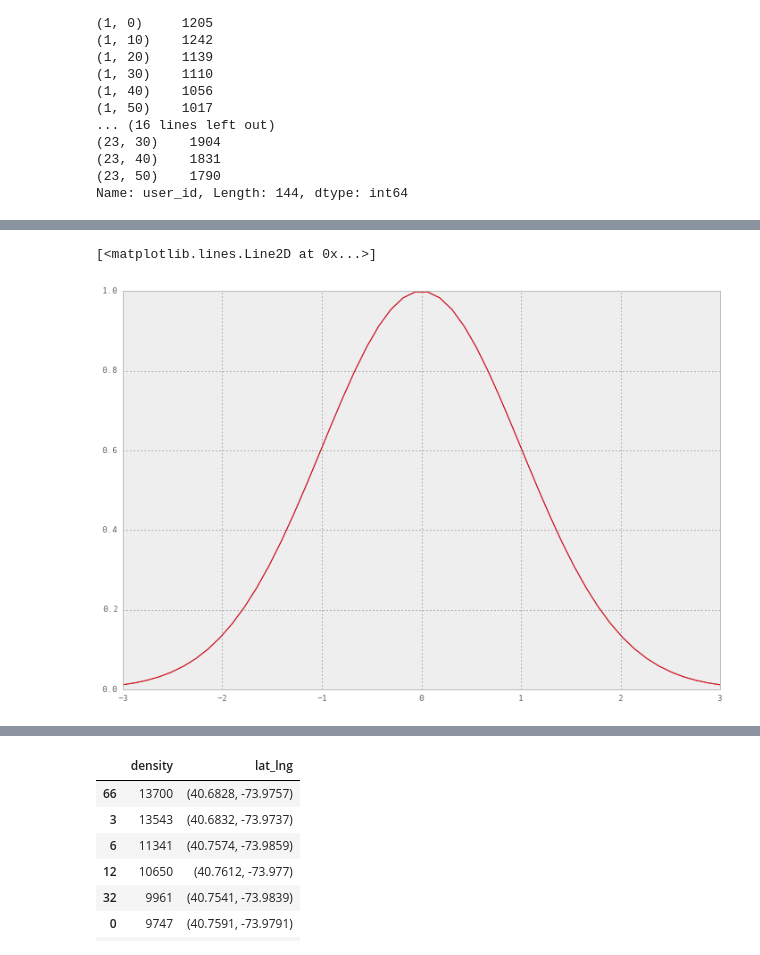
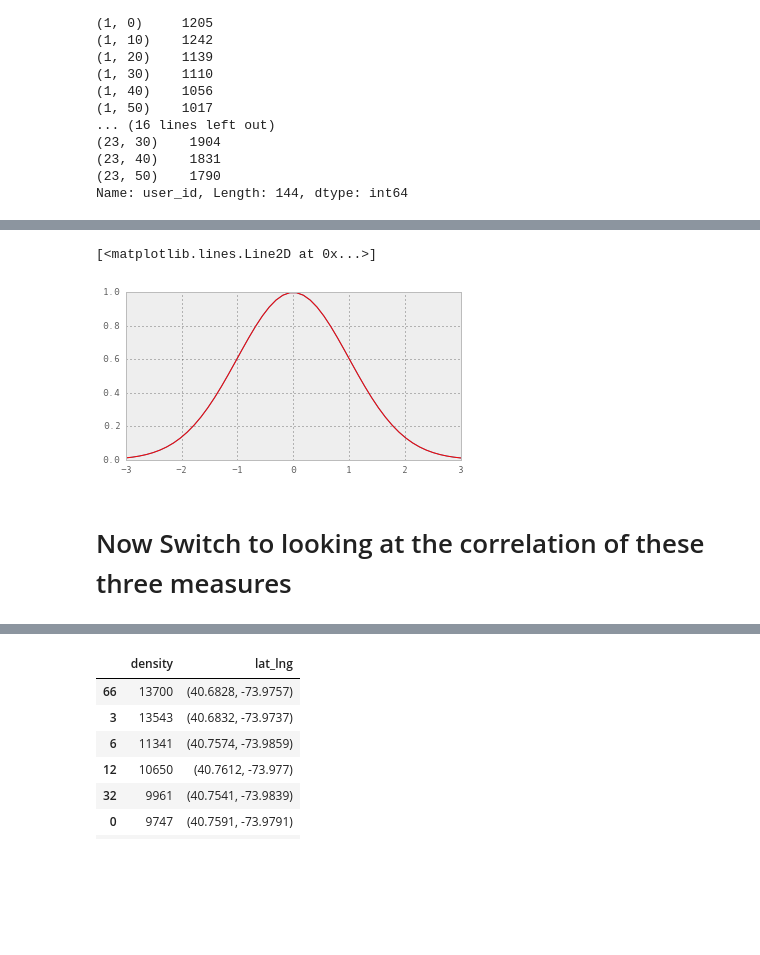
Before and after one commit to helenaxwang/AveNeue, a Jupyter notebook: analyze_flickr.py.ipynb, the cells around one changed output, grey strips where cells are left out. Saved outputs shown, nothing was run; the diff lists cells and outputs as text; code cells hidden in the pictures; blank space fills up the shorter version.

```diff
--- a/analyze_flickr.py.ipynb
+++ b/analyze_flickr.py.ipynb
@@ -356,17 +505,20 @@ number of photos near location  5495
 # %%
 # test gaussian weighting function
 def gauss2(X, r0=(0,0), sigma=1):
     rad_sq = np.sum(np.square(np.array(X)-np.array(r0)))
     return math.exp(-(rad_sq)/(2*sigma**2))
 
 def gauss(X, r0=0, sigma=1):
     return math.exp(-(X-r0)**2/(2*sigma**2))
 
+fig = plt.figure(figsize=(6,3))
 x = linspace(-3,3,50)
 plt.plot(x, [gauss(y) for y in x])
 plt.plot(x, [gauss2((0,y)) for y in x],'r')
 # %% [output]
 [<matplotlib.lines.Line2D at 0x...>]
-[figure, old version]
+[figure, new version]
+# %% [markdown]
+# Now Switch to looking at the correlation of these three measures
 # %%
 cd flask_site/app/
```
Also changed, not shown: parts of 22 cells of this notebook, 1 other file.
